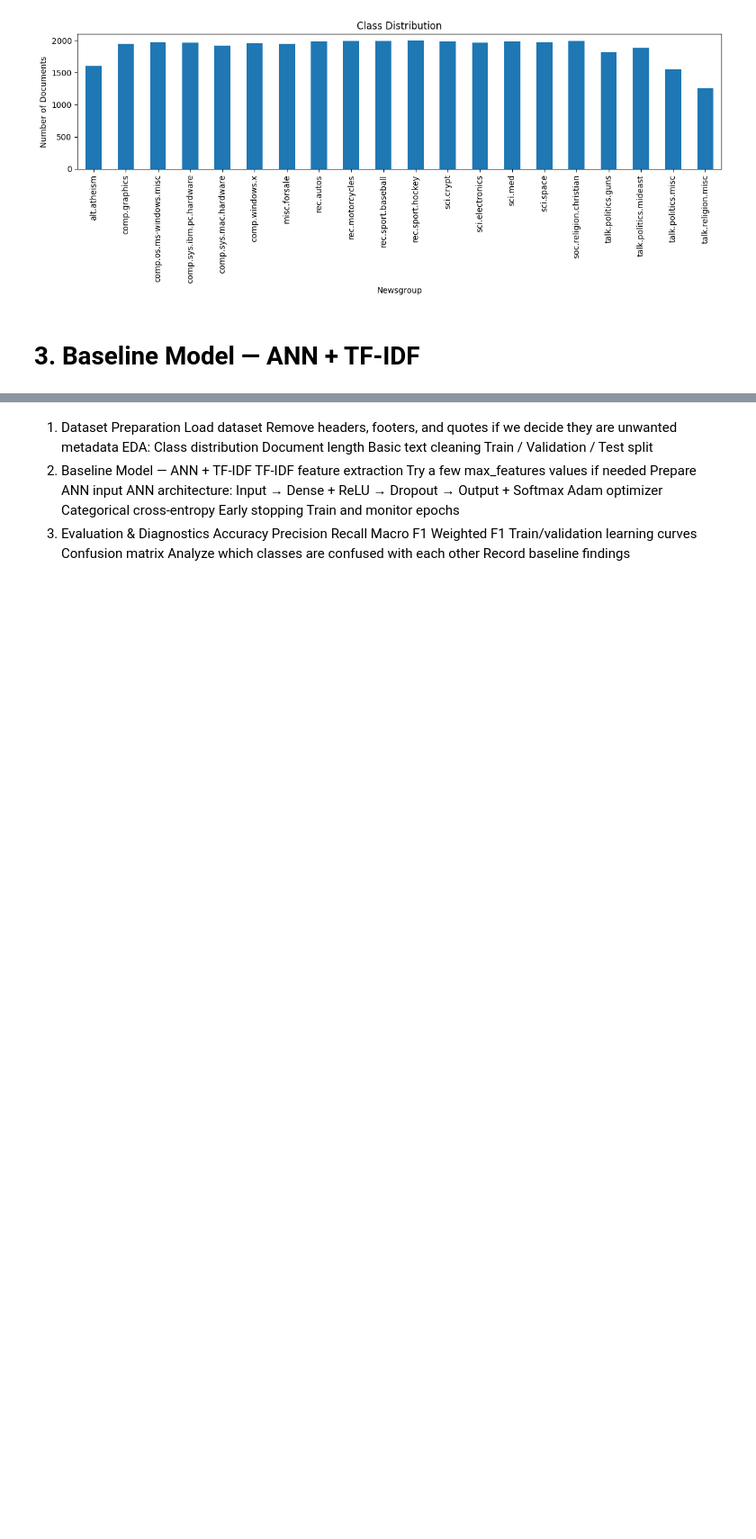
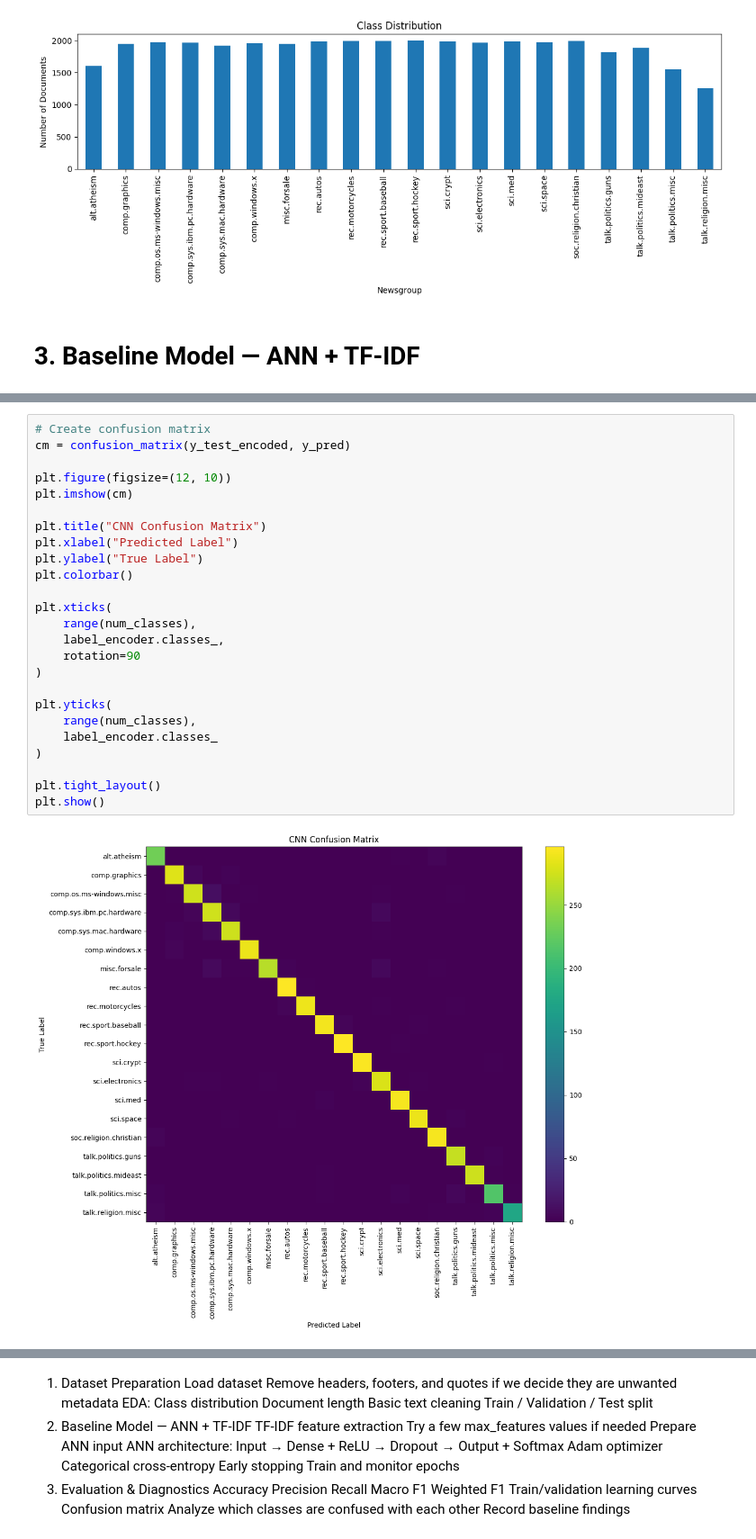
Before and after one commit to fatimahirshad/Sprint-03, a Jupyter notebook: nlp-assignment-2.ipynb, the cells around one changed output, grey strips where cells are left out. Shown at 90% size. Saved outputs shown, nothing was run; the diff lists cells and outputs as text; blank space fills up the shorter version.

```diff
--- a/nlp-assignment-2.ipynb
+++ b/nlp-assignment-2.ipynb
@@ -222,0 +948,27 @@ plt.show()
+# %%
+# Create confusion matrix
+cm = confusion_matrix(y_test_encoded, y_pred)
+
+plt.figure(figsize=(12, 10))
+plt.imshow(cm)
+
+plt.title("CNN Confusion Matrix")
+plt.xlabel("Predicted Label")
+plt.ylabel("True Label")
+plt.colorbar()
+
+plt.xticks(
+    range(num_classes),
+    label_encoder.classes_,
+    rotation=90
+)
+
+plt.yticks(
+    range(num_classes),
+    label_encoder.classes_
+)
+
+plt.tight_layout()
+plt.show()
+# %% [output]
+[figure, added]
```
Also changed, not shown: parts of 58 cells of this notebook.
